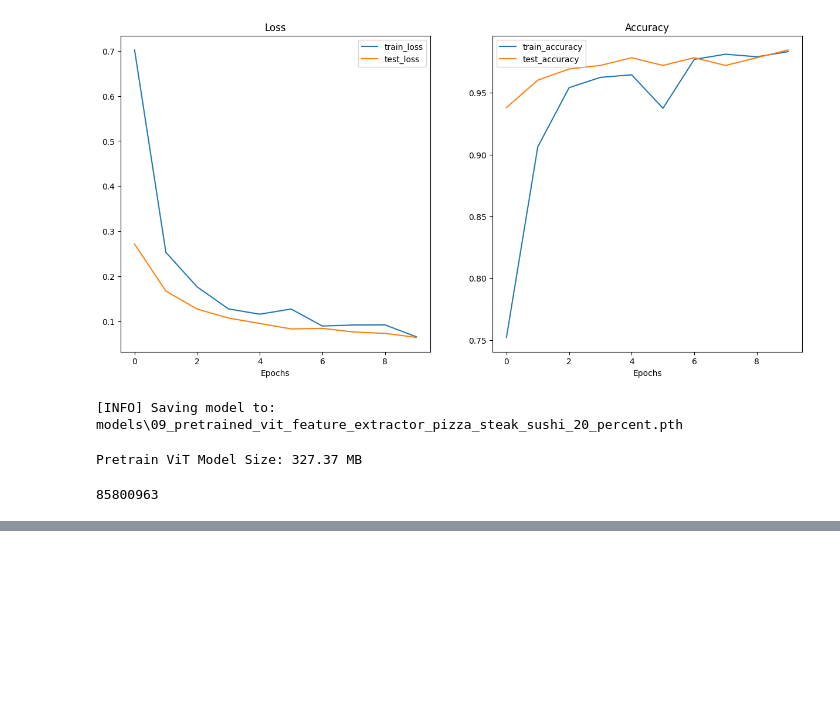
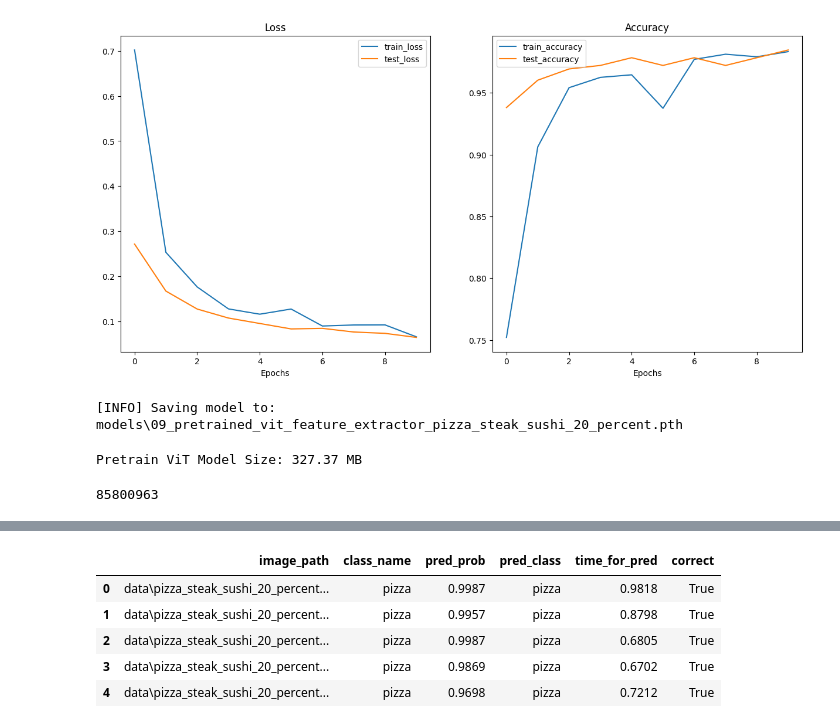
Before and after one commit to SaFaUU/PyTorch_for_DL, a Jupyter notebook: 09_pytorch_model_deploy.ipynb, the cells around one changed output, grey strips where cells are left out. Drawn from its saved outputs; the diff is of its cells as text; code cells hidden in the pictures; blank space fills up the shorter version.

```diff
--- a/09_pytorch_model_deploy.ipynb
+++ b/09_pytorch_model_deploy.ipynb
@@ -295,0 +404,12 @@ vit_total_params
+# %%
+vit_test_pred_dicts = pred_and_store(test_data_paths, vit, vit_transforms, class_names=class_names, device="cpu")
+
+vit_test_pred_df = pd.DataFrame(vit_test_pred_dicts)
+vit_test_pred_df.head()
+# %% [output]
+|  | image_path | class_name | pred_prob | pred_class | time_for_pred | correct |
+| 0 | data\pizza_steak_sushi_20_percent... | pizza | 0.9987 | pizza | 0.9818 | True |
+| 1 | data\pizza_steak_sushi_20_percent... | pizza | 0.9957 | pizza | 0.8798 | True |
+| 2 | data\pizza_steak_sushi_20_percent... | pizza | 0.9987 | pizza | 0.6805 | True |
+| 3 | data\pizza_steak_sushi_20_percent... | pizza | 0.9869 | pizza | 0.6702 | True |
+| 4 | data\pizza_steak_sushi_20_percent... | pizza | 0.9698 | pizza | 0.7212 | True |
```
Also changed, not shown: parts of 59 cells of this notebook, 14 other files.
